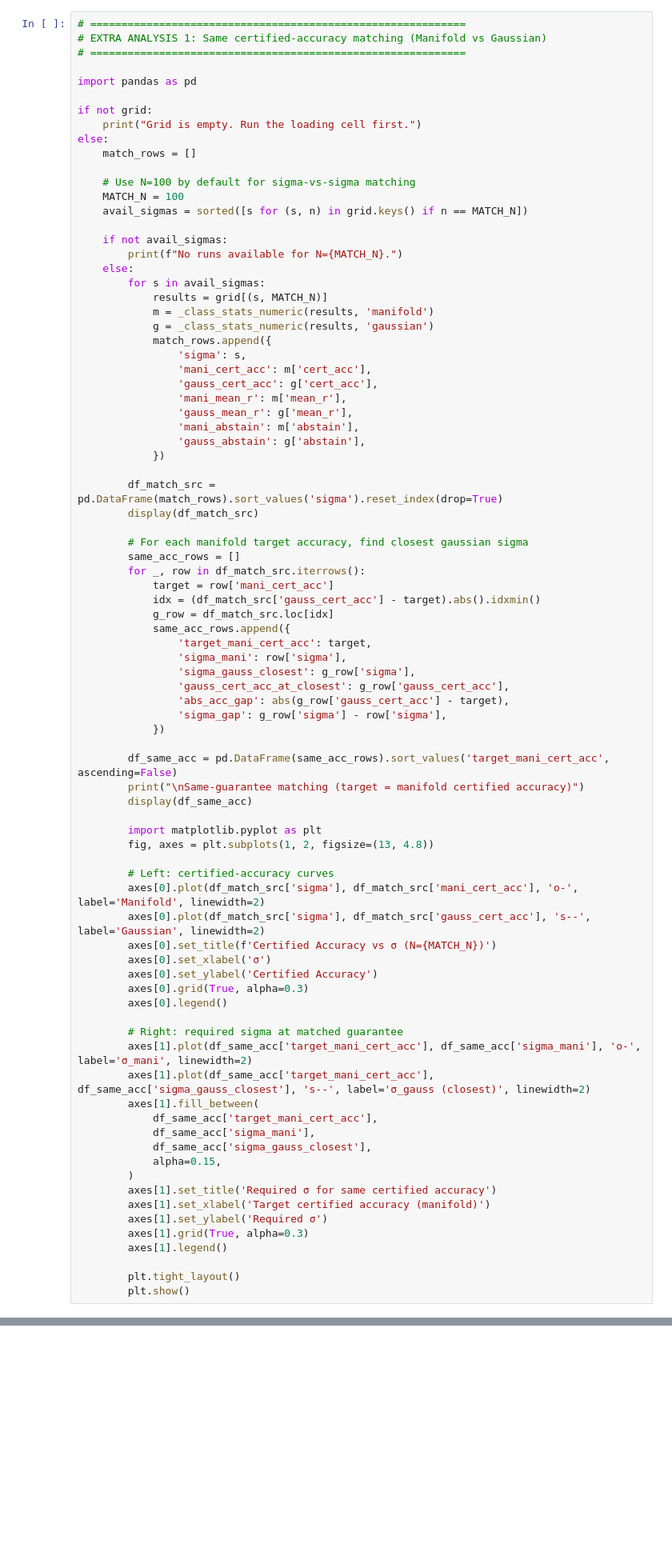
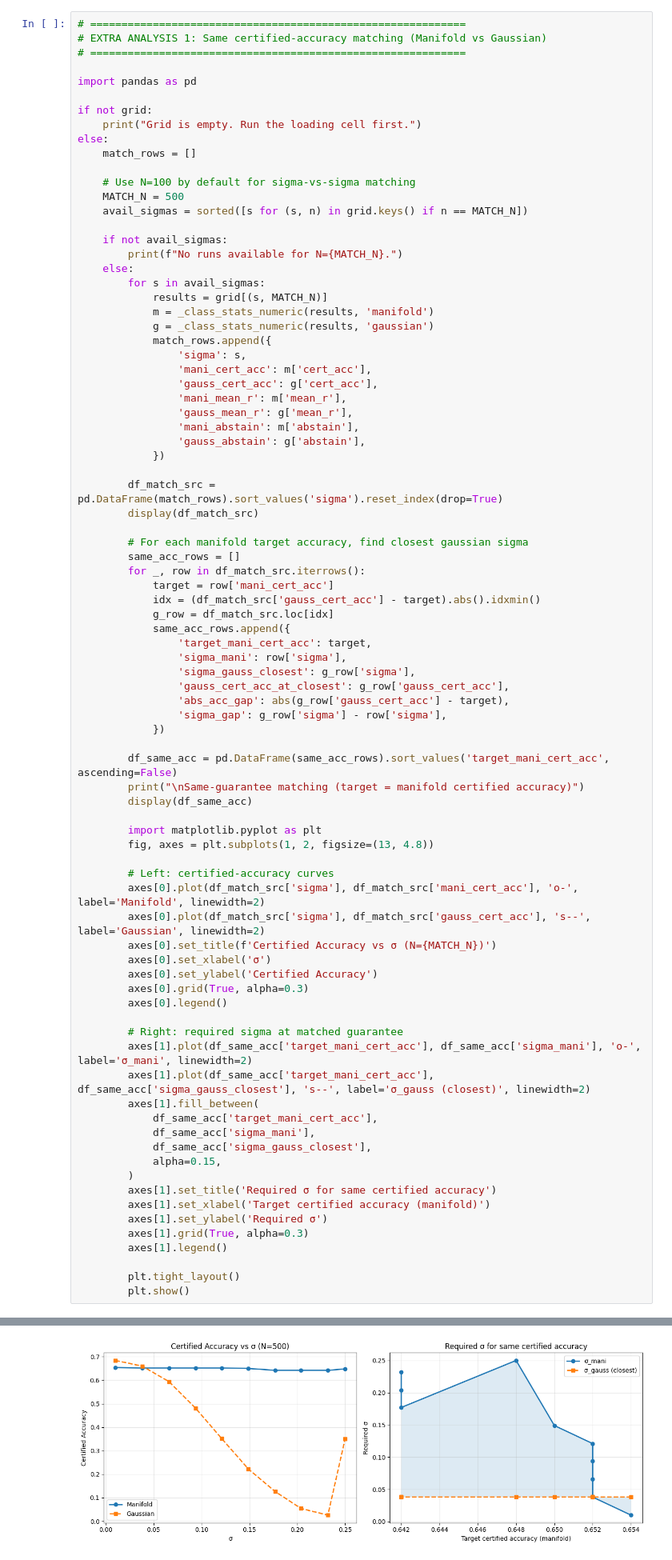
Before and after one commit to daniyaniazi/CFM_smoothing, a Jupyter notebook: notebooks_smoothing_test/smoothing_results.ipynb, the cells around one changed output, grey strips where cells are left out. Shown at 80% size. Drawn from its saved outputs; the diff is of its cells as text; blank space fills up the shorter version.

```diff
--- a/notebooks_smoothing_test/smoothing_results.ipynb
+++ b/notebooks_smoothing_test/smoothing_results.ipynb
@@ -779,7 +796,7 @@ else:
     match_rows = []
 
     # Use N=100 by default for sigma-vs-sigma matching
-    MATCH_N = 100
+    MATCH_N = 500
     avail_sigmas = sorted([s for (s, n) in grid.keys() if n == MATCH_N])
 
     if not avail_sigmas:
@@ -850,3 +867,4 @@ else:
 
         plt.tight_layout()
         plt.show()
+# %% [output]
@@ -853,3 +894,4 @@ else:
+[figure, added]
 # %% [markdown]
 ## Section C: Target Certified-Accuracy — Which σ is needed?\nFor each target certified accuracy level, show what σ manifold vs isotropic needs.\nCovers both **20 fine-grained sigmas** (0.01→0.25) and **5 coarse sigmas** (0.25, 0.50, 0.70, 0.75, 1.00).
 # %%
```
Also changed, not shown: parts of 15 cells of this notebook, 1 other file.
